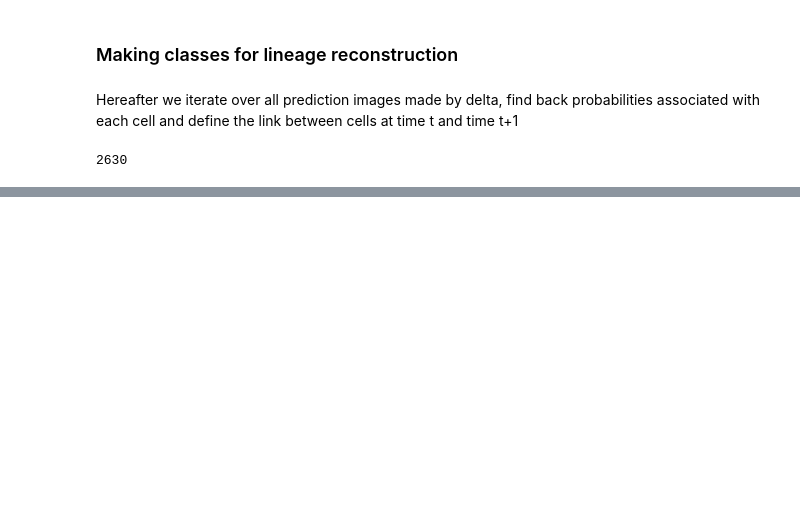
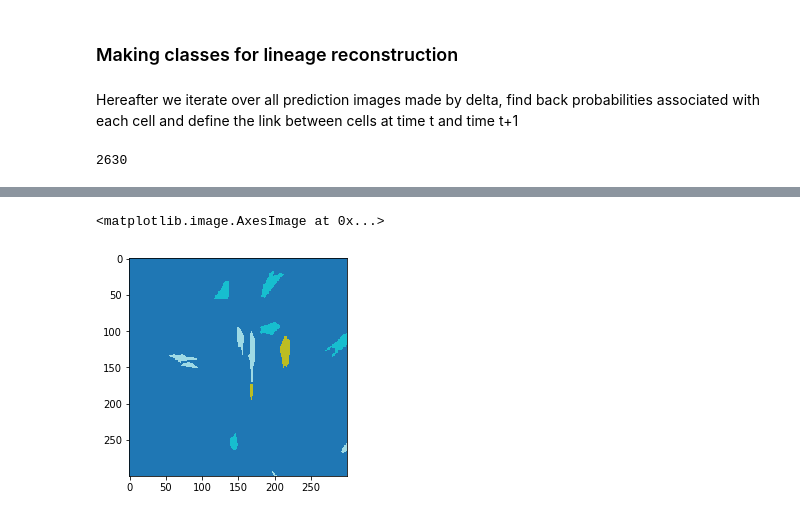
Before and after one commit to jmontavon/MLproject2, a Jupyter notebook: PROJECT_proc_cell_track.ipynb, the cells around one changed output, grey strips where cells are left out. Drawn from its saved outputs; the diff is of its cells as text; code cells hidden in the pictures; blank space fills up the shorter version.

```diff
--- a/PROJECT_proc_cell_track.ipynb
+++ b/PROJECT_proc_cell_track.ipynb
@@ -187,3 +178,11 @@ imgseg_obj = ImageSegHandler(track_file_dir, seg_file_dir)
+# %%
+track_file_dir = 'data/predictions/tracking/small_window_pred/'
+seg_file_dir = 'data/predictions/tracking/small_window_seg/' # we need the associated segmentation in same region !
+
+# Contruct the object ImageSegHandler that contains all images, segmentation and labelling
+imgseg_obj = ImageSegHandler(track_file_dir, seg_file_dir)
+# Initialize CladeContainer object which contains ImageSegHandler object and will contains all cell lineage infered
+clade_con = CladeContainer(len(imgseg_obj.segs))
 # %%
 # How many tracking image do we have ?
 len(imgseg_obj.list_files)
@@ -294,5 +286,5 @@ We iterate over clades and write the segmentation image with clade labels over t
 # %%
-cell_track_movie = np.zeros((125, 300, 300))
+cell_track_pred = np.zeros((125, 300, 300))
 for f in range(len(clade_con.cells_index)):
     lab_f = np.zeros((300,300))
     for cell_label in clade_con.cells_index[f].keys():
@@ -300,4 +292,4 @@ for f in range(len(clade_con.cells_index)):
         labs[labs != cell_label] = 0
         labs[labs == cell_label] = clade_con.cells_index[f][cell_label]
         lab_f += labs
-    cell_track_movie[f] = lab_f
+    cell_track_pred[f] = lab_f
@@ -387,0 +296,5 @@ fig.add_trace(go.Scatter(x=Xn,
+# %%
+plt.imshow(cell_track_pred[50], cmap='tab20', interpolation='none')
+# %% [output]
+<matplotlib.image.AxesImage at 0x...>
+[figure, added]
```
Also changed, not shown: parts of 29 cells of this notebook, 4 other files.
